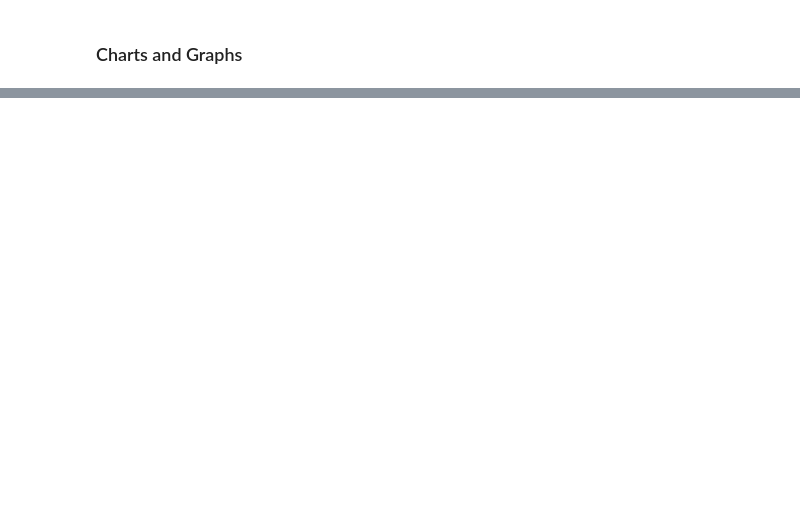
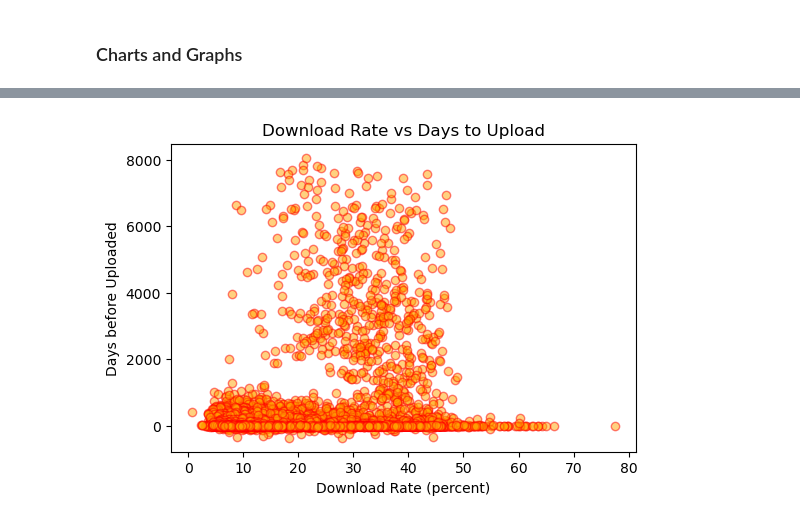
Before and after one commit to baclausen/ddi-midterm, a Jupyter notebook: notebooks/midterm_nb.ipynb, the cells around one changed output, grey strips where cells are left out. Cells and saved outputs as stored; diff of their text form; code cells hidden in the pictures; blank space fills up the shorter version.

```diff
--- a/notebooks/midterm_nb.ipynb
+++ b/notebooks/midterm_nb.ipynb
@@ -205,0 +266,14 @@ import seaborn as sns
+# %%
+# SCATTERPLOT of Download Rate compared to Days before Uploaded
+
+df_modern = df_modern[df_modern['days_before_posted'] >= -365] # Remove outliers that are likely erroneous.
+
+fig, ax = plt.subplots(figsize=(6, 4))
+ax.scatter(df_modern['download_rate'], df_modern['days_before_posted'], color='orange', edgecolors='red', alpha=.5)
+ax.ticklabel_format(style='plain', axis='y')
+plt.xlabel('Download Rate (percent)')
+plt.ylabel('Days before Uploaded')
+plt.title('Download Rate vs Days to Upload')
+plt.show()
+# %% [output]
+[figure, added]
```
Also changed, not shown: parts of 5 cells of this notebook, 5 other files.
